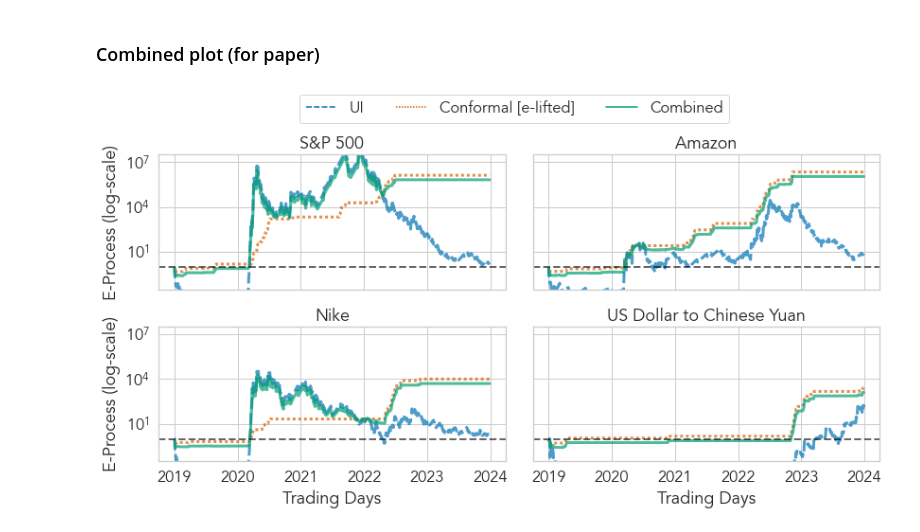
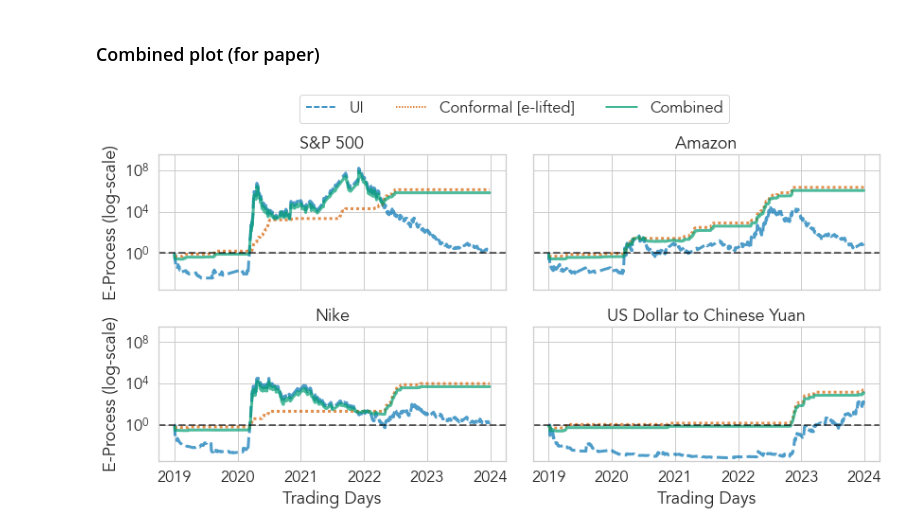
Before and after one commit to yjchoe/CombiningEvidenceAcrossFiltrations, a Jupyter notebook: nb_stock_parity_highvoldays.ipynb, the cells around one changed output. Drawn from its saved outputs; the diff is of its cells as text; code cells hidden in the pictures.

```diff
--- a/nb_stock_parity_highvoldays.ipynb
+++ b/nb_stock_parity_highvoldays.ipynb
@@ -69,9 +69,9 @@ tickers = stock_tickers + fx_tickers
 ## Sequentially test exchangeability of parity sequences for each ticker
 # %%
 sample_ticker = '^GSPC'
-# data = pd.read_csv(os.path.join(DATA_DIR, f'{sample_ticker}.csv'), index_col=0, parse_dates=True)
-data = ec.data.stock_parity.compute_log_returns_and_parity(
-    sample_ticker, start=INIT_DATE, end=END_DATE, save_dir=DATA_DIR)
+data = pd.read_csv(os.path.join(DATA_DIR, f'{sample_ticker}.csv'), index_col=0, parse_dates=True)
+# data = ec.data.stock_parity.compute_log_returns_and_parity(
+#     sample_ticker, start=INIT_DATE, end=END_DATE, save_dir=DATA_DIR)
 _ = ec.data.stock_parity.plot_log_returns_and_parity(
     data.loc[data.index >= START_DATE], sample_ticker,
     title="Log-Returns and Parity: S&P 500", save_dir=plots_dir)
@@ -151,9 +150,9 @@ highlight_tickers = ["^GSPC", "AMZN", "NKE", "USDCNY=X"]
 # %%
 highlight_df = pd.DataFrame()
 for ticker in tickers:
-    # data = pd.read_csv(os.path.join(DATA_DIR, f'{ticker}.csv'), index_col=0, parse_dates=True)
-    data = ec.data.stock_parity.compute_log_returns_and_parity(
-        ticker, start=INIT_DATE, end=END_DATE, save_dir=DATA_DIR)
+    data = pd.read_csv(os.path.join(DATA_DIR, f'{ticker}.csv'), index_col=0, parse_dates=True)
+    # data = ec.data.stock_parity.compute_log_returns_and_parity(
+    #     ticker, start=INIT_DATE, end=END_DATE, save_dir=DATA_DIR)
     # for volatility test
     # default: absolute log-returns
     threshold = data.loc[data.index < START_DATE, "Volatility"].quantile(HIGH_QUANTILE)
@@ -232,30 +217,30 @@ highlight_df = highlight_df.melt(id_vars=["Date", "Ticker"], var_name="Method",
 # %%
 # plot all together in a 2x2 grid with relplot
 fig, axes = plt.subplots(2, 2, figsize=(12, 6), sharex=True, sharey=True)
 
 for i, (ticker, ax) in enumerate(zip(highlight_tickers, axes.flatten())):
     sns.lineplot(data=highlight_df[highlight_df["Ticker"] == ticker],
                  x="Date", y="E-Process", hue="Method", style="Method", ax=ax,
                  palette=colors, style_order=style_order,
                  alpha=ec.PLOT_DEFAULT_KWARGS["alpha"], linewidth=3,
                  )
     ax.set(title=ticker_names[ticker], xlabel="Trading Days", ylabel="E-Process (log-scale)",
-           yscale="log", ylim=(10 ** -1.5, 10 ** 7.5))
+           yscale="log", ylim=(10 ** -3.5, 10 ** 9.5))
     ax.axhline(1, color="black", linestyle="--",
                linewidth=ec.PLOT_DEFAULT_KWARGS["linewidth"], alpha=0.6)
     # no individual legend
     ax.get_legend().remove()
 
 # a combined legend at the top
 fig = axes[0, 0].get_figure()
 handles, labels = axes[0, 0].get_legend_handles_labels()
 fig.legend(handles, labels, loc="upper center", ncol=3,
            title=None, frameon=True, bbox_to_anchor=(0.525, 1.075))
 # legend on the right
 # fig.legend(handles, labels, loc="center right", ncol=1,
 #            title=None, frameon=False, bbox_to_anchor=(1.17, 0.5))
 fig.tight_layout()
 fig.savefig(os.path.join(plots_dir, f"EProcessHighVolatilityDays.pdf"), bbox_inches="tight")
 fig.savefig(os.path.join(plots_dir, f"EProcessHighVolatilityDays.png"), dpi=350, bbox_inches="tight")
 # %% [output]
-[figure, old version]
+[figure, new version]
```
Also changed, not shown: parts of 3 cells of this notebook, 4 other files.
